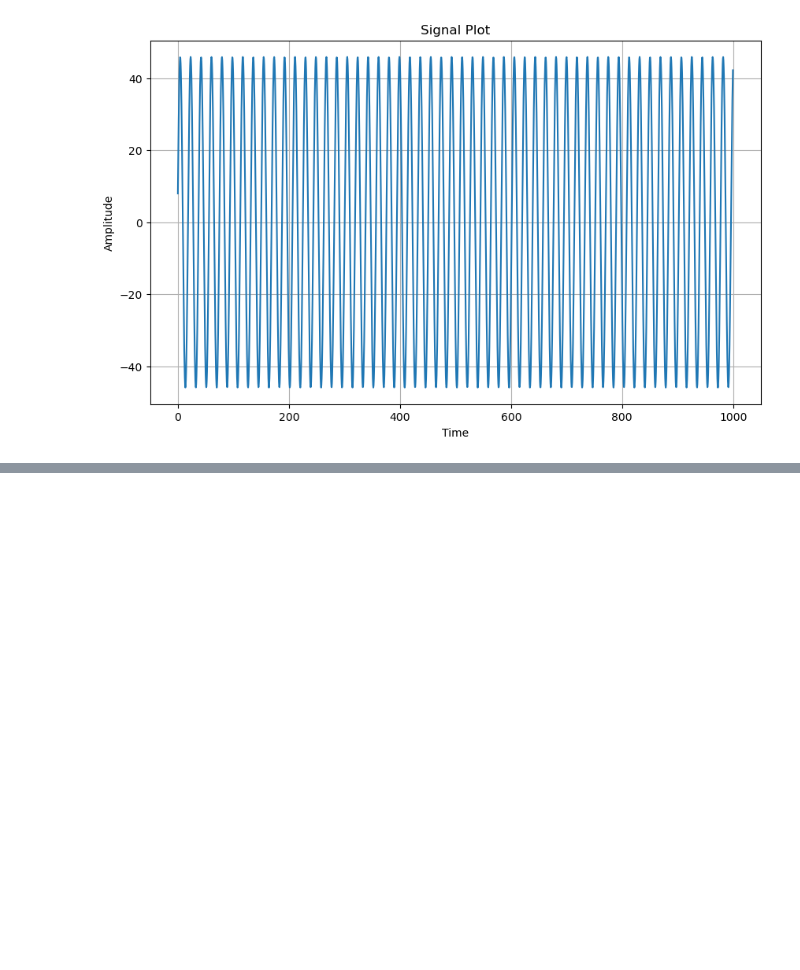
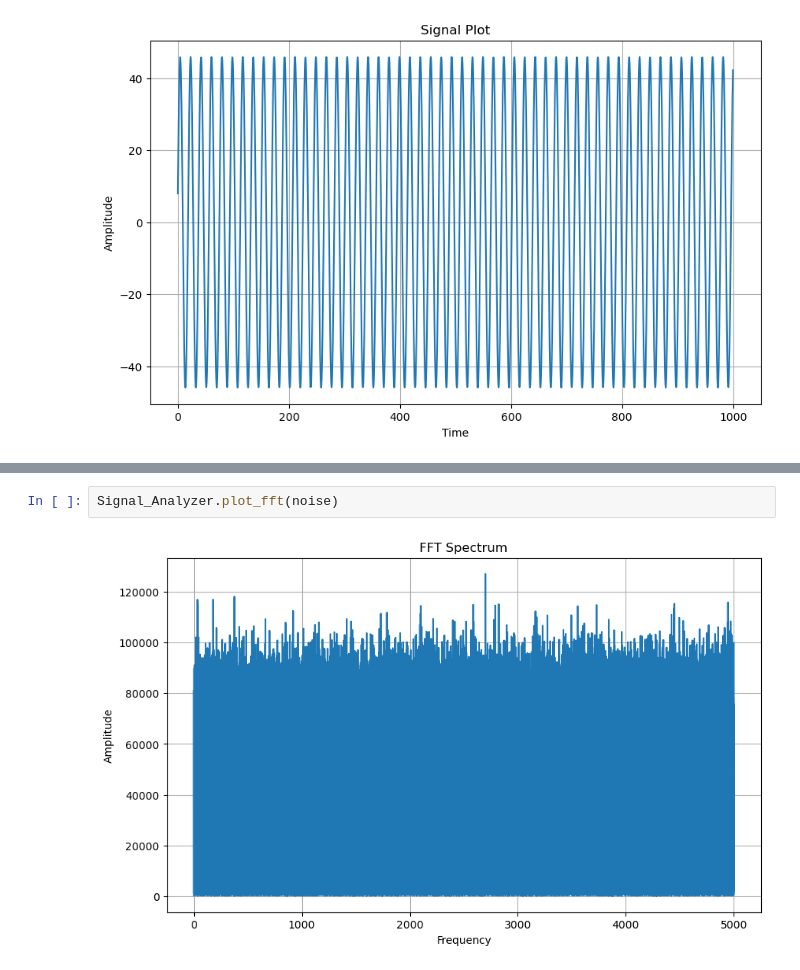
Before and after one commit to BeichenXu/MasProjectLISA, a Jupyter notebook: Signal generator.ipynb, the cells around one changed output, grey strips where cells are left out. Cells and saved outputs as stored; diff of their text form; blank space fills up the shorter version.

```diff
--- a/Signal generator.ipynb
+++ b/Signal generator.ipynb
@@ -471,0 +492,4 @@ Signal_Analyzer.plot_signal(noise)
+# %%
+Signal_Analyzer.plot_fft(noise)
+# %% [output]
+[figure, added]
```
Also changed, not shown: parts of 9 cells of this notebook.
